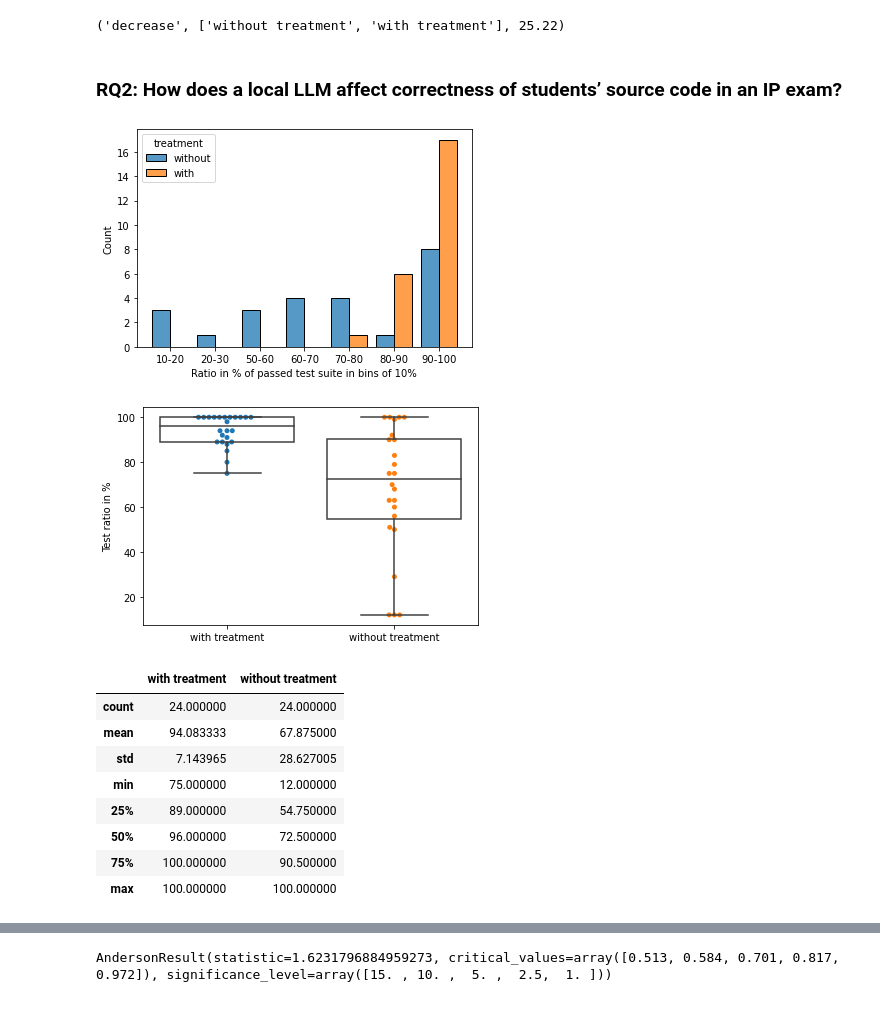
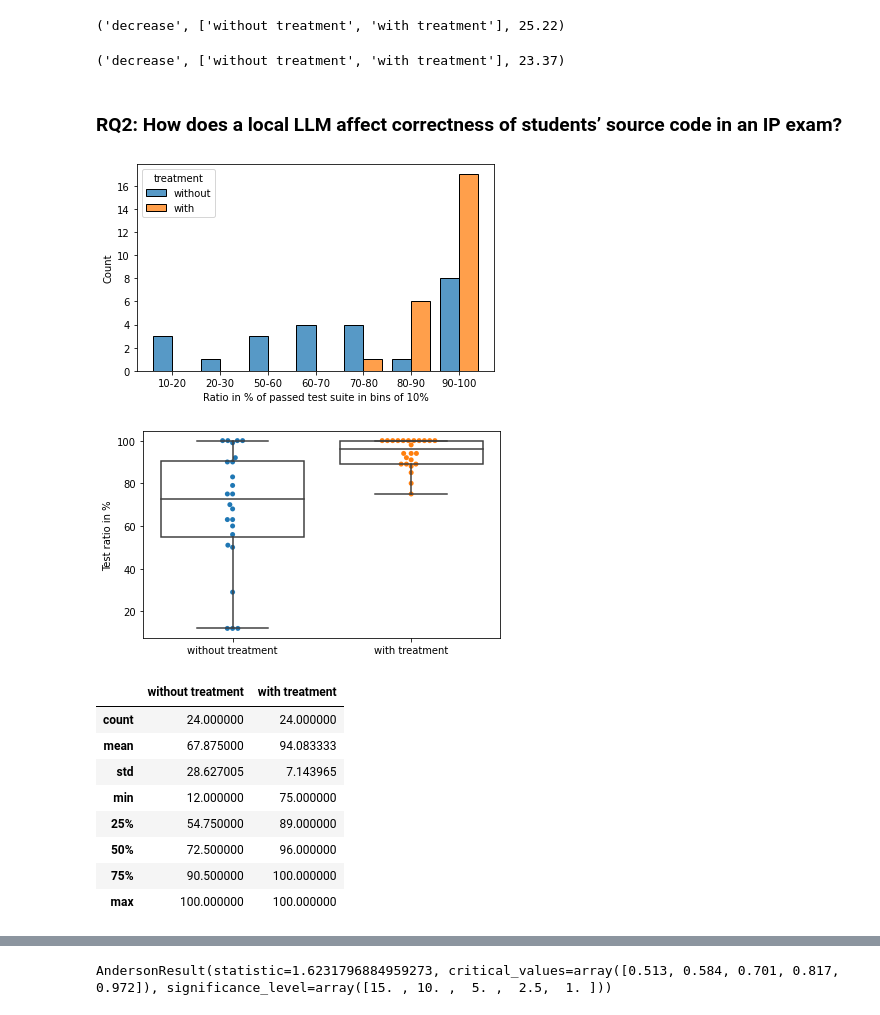
Before and after one commit to HelgeCPH/local_llm_experiment_setup, a Jupyter notebook: Analysis.ipynb, the cells around one changed output, grey strips where cells are left out. Saved outputs shown, nothing was run; the diff lists cells and outputs as text; code cells hidden in the pictures.

```diff
--- a/Analysis.ipynb
+++ b/Analysis.ipynb
@@ -274,6 +309,10 @@ def compute_improvement_pct(df, where="median"):
 compute_improvement_pct(df_times)
 # %% [output]
 ('decrease', ['without treatment', 'with treatment'], 25.22)
+# %%
+compute_improvement_pct(df_times, where="mean")
+# %% [output]
+('decrease', ['without treatment', 'with treatment'], 23.37)
 # %% [markdown]
 ###  RQ2: How does a local LLM affect correctness of students’ source code in an IP exam?
 # %%
@@ -285,46 +324,48 @@ df_test_ratios.drop(columns=["experiment_subject"], inplace=True)
 # %%
 df_test_ratios = df.groupby(["treatment", "experiment_subject"])["test_ratio"].first().reset_index()
 df_test_ratios["test_ratio_in_10%_bins"] = df_test_ratios.test_ratio // 10 * 10
 
 bin_groups = sorted(df_test_ratios["test_ratio_in_10%_bins"].unique())
 bin_groups_map = dict(zip(bin_groups, range(len(bin_groups))))
 bin_groups_label_map = {v: f"{k}-{k+10}" for k, v in bin_groups_map.items()}
 
 df_test_ratios["bin_group"] = df_test_ratios["test_ratio_in_10%_bins"].apply(lambda el: bin_groups_map[el] if el < 100 else bin_groups_map[el-10])
 df_test_ratios.sort_values(by="bin_group", inplace=True)
 df_test_ratios["bin_labels"] = df_test_ratios.bin_group.apply(lambda el: bin_groups_label_map[el])
 
+plt.figure(figsize=(6.4, 3.8))
 p = sns.histplot(data=df_test_ratios, x="bin_labels", hue="treatment", multiple="dodge",  binwidth=10,  shrink=.8)
 p.set(xlabel="Ratio in % of passed test suite in bins of 10%")
 plt.savefig("images/test_ratio_comparison.pdf", bbox_inches="tight")
 # %% [output]
-[figure, old version]
+[figure, new version]
 # %%
 df_test_ratios_with_treatment = df[df.llm_support == True].groupby("experiment_subject")["test_ratio"].first().reset_index()
 df_test_ratios_with_treatment["treatment"] = "with treatment"
 df_test_ratios_wo_treatment = df[df.llm_support == False].groupby("experiment_subject")["test_ratio"].first().reset_index()
 df_test_ratios_wo_treatment["treatment"] = "without treatment"
-df_test_ratios = pd.concat((df_test_ratios_with_treatment, df_test_ratios_wo_treatment), axis=0, ignore_index=True)
+df_test_ratios = pd.concat((df_test_ratios_wo_treatment, df_test_ratios_with_treatment), axis=0, ignore_index=True)
 
+plt.figure(figsize=(6.4, 3.8))
 p1 = sns.boxplot(data=df_test_ratios, x="treatment", y="test_ratio", boxprops={"facecolor": "None"})
 p2 = sns.swarmplot(data=df_test_ratios, x="treatment", y="test_ratio", zorder=.5)
 p1.set(xlabel=None)
 p1.set(ylabel="Test ratio in %")
 plt.savefig("images/test_ratio_comparison_boxplot.pdf", bbox_inches="tight")
 # %% [output]
-[figure, old version]
+[figure, new version]
 # %%
 df_test_ratios = pd.merge(df_test_ratios_with_treatment, df_test_ratios_wo_treatment, on="experiment_subject")
 df_test_ratios.rename(columns={"test_ratio_x": "with treatment", "test_ratio_y": "without treatment"}, inplace=True)
 df_test_ratios.drop(columns=["experiment_subject"], inplace=True)
-df_test_ratios.describe()
+df_test_ratios[["without treatment", "with treatment"]].describe()
 # %% [output]
-|  | with treatment | without treatment |
+|  | without treatment | with treatment |
 | count | 24.000000 | 24.000000 |
-| mean | 94.083333 | 67.875000 |
-| std | 7.143965 | 28.627005 |
-| min | 75.000000 | 12.000000 |
-| 25% | 89.000000 | 54.750000 |
-| 50% | 96.000000 | 72.500000 |
-| 75% | 100.000000 | 90.500000 |
+| mean | 67.875000 | 94.083333 |
+| std | 28.627005 | 7.143965 |
+| min | 12.000000 | 75.000000 |
+| 25% | 54.750000 | 89.000000 |
+| 50% | 72.500000 | 96.000000 |
+| 75% | 90.500000 | 100.000000 |
 | max | 100.000000 | 100.000000 |
```
Also changed, not shown: parts of 26 cells of this notebook.
